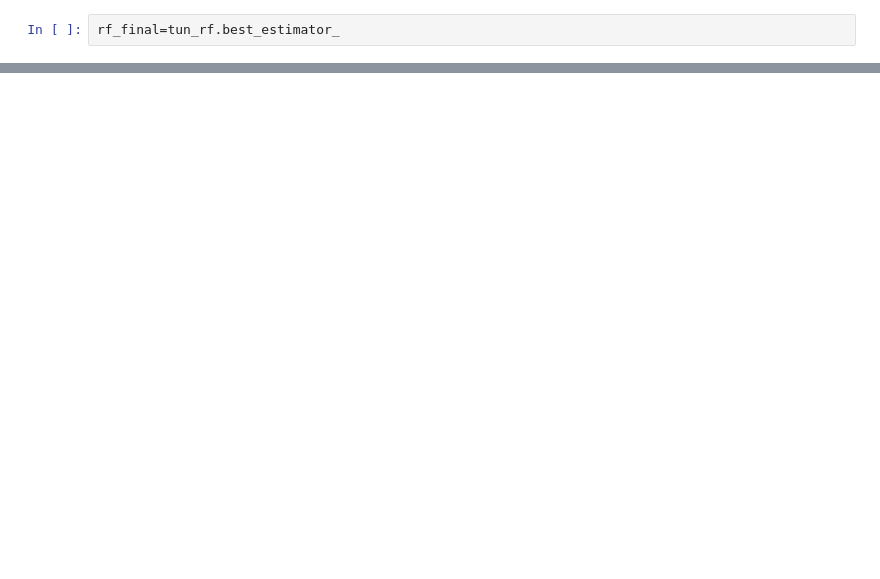
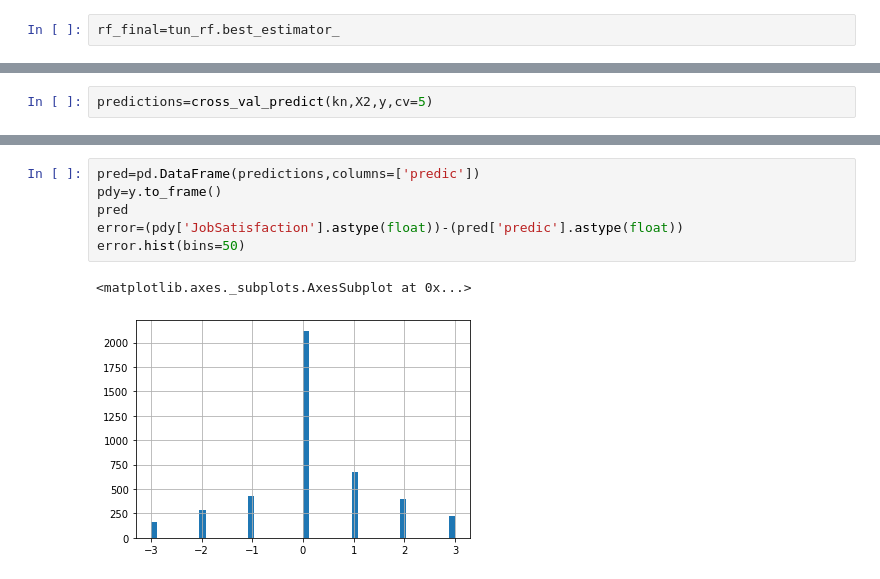
Before and after one commit to anaperez10/Analiticalll, a Jupyter notebook: RRHH.ipynb, the cells around one changed output, grey strips where cells are left out. Drawn from its saved outputs; the diff is of its cells as text; blank space fills up the shorter version.

```diff
--- a/RRHH.ipynb
+++ b/RRHH.ipynb
@@ -885,0 +922,2 @@ train_test_rf["test_score"].mean()
+# %%
+predictions=cross_val_predict(kn,X2,y,cv=5)
@@ -885,0 +940,9 @@ train_test_rf["test_score"].mean()
+# %%
+pred=pd.DataFrame(predictions,columns=['predic'])
+pdy=y.to_frame()
+pred
+error=(pdy['JobSatisfaction'].astype(float))-(pred['predic'].astype(float))
+error.hist(bins=50)
+# %% [output]
+<matplotlib.axes._subplots.AxesSubplot at 0x...>
+[figure, added]
```
Also changed, not shown: parts of 10 cells of this notebook.
